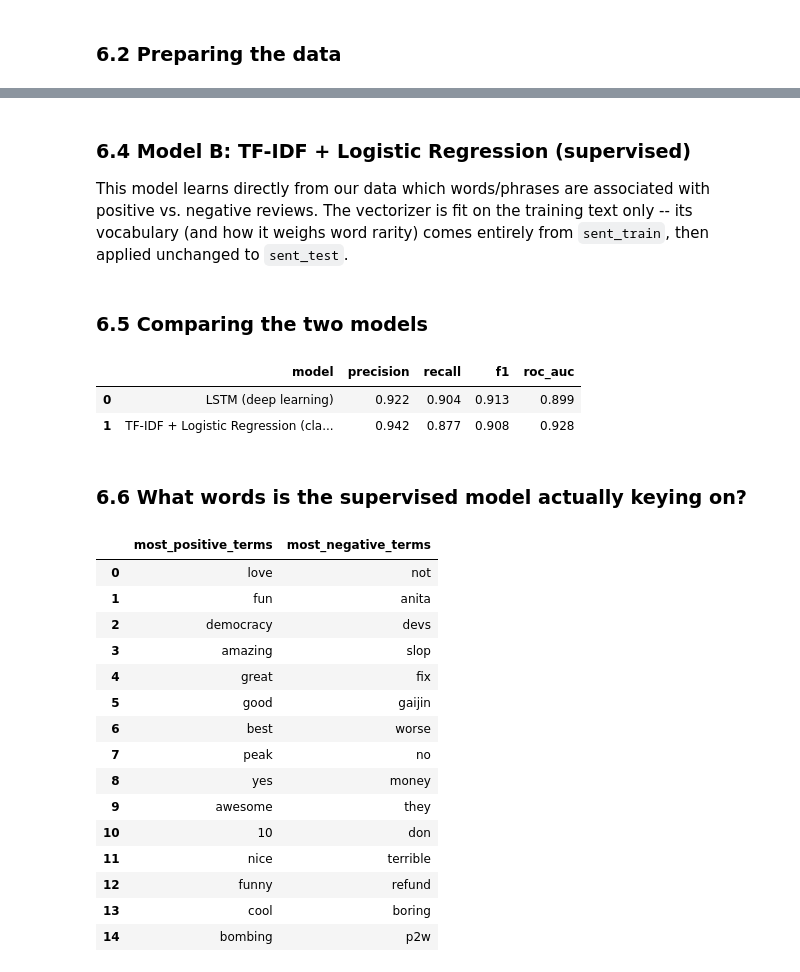
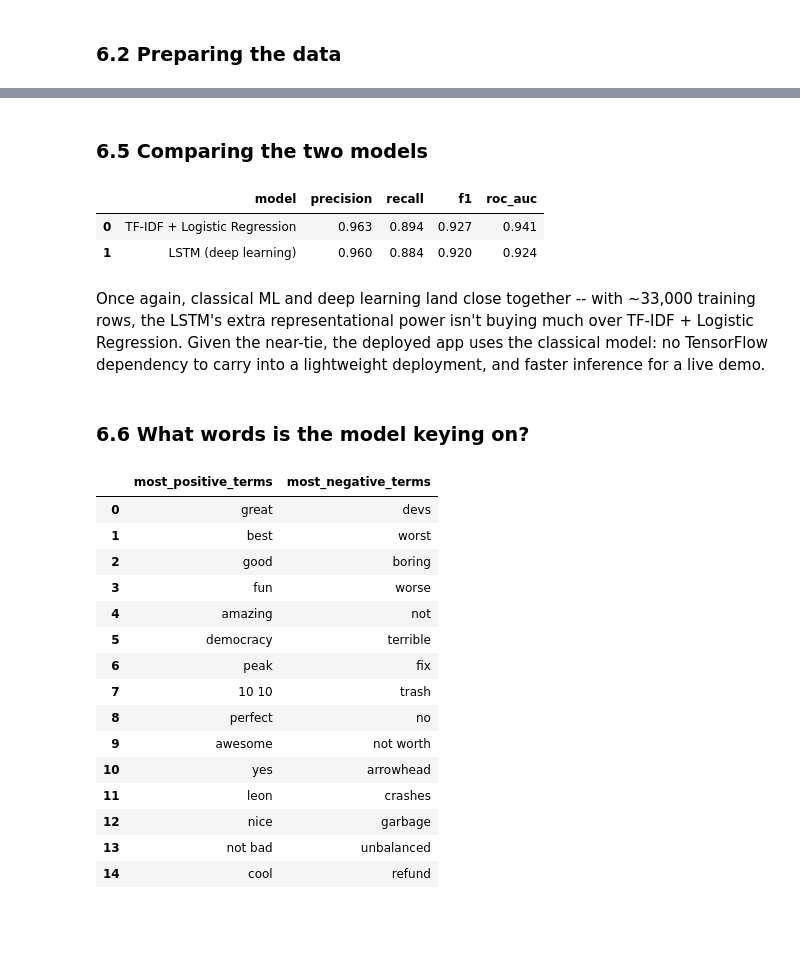
Before and after one commit to brighthikaru/steam-review-filter-and-score, a Jupyter notebook: notebooks/steam_review_filter_and_score.ipynb, the cells around one changed output, grey strips where cells are left out. Drawn from its saved outputs; the diff is of its cells as text; code cells hidden in the pictures; blank space fills up the shorter version.

```diff
--- a/notebooks/steam_review_filter_and_score.ipynb
+++ b/notebooks/steam_review_filter_and_score.ipynb
@@ -540,0 +200,5 @@ Same leakage principle as Section 5: the TF-IDF vocabulary AND the LSTM's `TextV
+# %%
+df["is_low_effort"] = df["is_very_short"] | df["is_low_playtime"] | df["is_duplicate_text"]
+
+print("Low-effort rate, all games combined:", round(df["is_low_effort"].mean(), 3))
+df.groupby("game_name")["is_low_effort"].mean().round(3).sort_values()
@@ -541,14 +372,9 @@ Same leakage principle as Section 5: the TF-IDF vocabulary AND the LSTM's `TextV
 # %% [markdown]
 ### 6.2 Preparing the data
 # %%
-# Reuse the same raw (pre-feature-engineering) data loaded in Section 5.
-# A handful of reviews have empty/missing text (caught by is_very_short
-# in Section 4) -- text-based sentiment models have nothing to work with
-# on those, so we exclude them here rather than let them silently become
-# unpredictable noise in the comparison.
-sentiment_df = df_raw[df_raw["review"].fillna("").str.strip() != ""].copy()
+sentiment_df = df[df["review"].fillna("").str.strip() != ""].copy()
 sentiment_df["label"] = sentiment_df["voted_up"].astype(int)
 
-print("rows with usable text:", sentiment_df.shape[0], "out of", df_raw.shape[0])
+print("rows with usable text:", sentiment_df.shape[0], "out of", df.shape[0])
 print("positive rate:", round(sentiment_df["label"].mean(), 3))
 # %% [output]
@@ -570 +396,13 @@ test:  (4723, 29)   positive rate: 0.775
+# %%
+sent_vectorizer = TfidfVectorizer(max_features=5000, ngram_range=(1, 2), min_df=3)
+Xs_train = sent_vectorizer.fit_transform(sent_train["review"])
+Xs_test = sent_vectorizer.transform(sent_test["review"])
+ys_train = sent_train["label"]
+ys_test = sent_test["label"]
+
+sentiment_lr = LogisticRegression(class_weight="balanced", max_iter=1000, random_state=42)
+sentiment_lr.fit(Xs_train, ys_train)
+
+sentiment_lr_pred = sentiment_lr.predict(Xs_test)
+sentiment_lr_score = sentiment_lr.predict_proba(Xs_test)[:, 1]
 # %% [markdown]
@@ -637,4 +472,0 @@ Epoch 3/10
-# %% [markdown]
-### 6.4 Model B: TF-IDF + Logistic Regression (supervised)
-
-This model learns directly from our data which words/phrases are associated with positive vs. negative reviews. The vectorizer is fit on the training text only -- its vocabulary (and how it weighs word rarity) comes entirely from `sent_train`, then applied unchanged to `sent_test`.
@@ -661,40 +474,42 @@ tfidf_score = tfidf_log_reg.predict_proba(X_test_tfidf)[:, 1]
 ### 6.5 Comparing the two models
 # %%
 sentiment_comparison = pd.DataFrame([
+    evaluate("TF-IDF + Logistic Regression", ys_test, sentiment_lr_pred, sentiment_lr_score),
     evaluate("LSTM (deep learning)", y_sent_test, lstm_pred, lstm_score),
-    evaluate("TF-IDF + Logistic Regression (classical ML)", y_sent_test, tfidf_pred, tfidf_score),
 ])
 sentiment_comparison.round(3)
 # %% [output]
 |  | model | precision | recall | f1 | roc_auc |
-| 0 | LSTM (deep learning) | 0.922 | 0.904 | 0.913 | 0.899 |
-| 1 | TF-IDF + Logistic Regression (cla... | 0.942 | 0.877 | 0.908 | 0.928 |
+| 0 | TF-IDF + Logistic Regression | 0.963 | 0.894 | 0.927 | 0.941 |
+| 1 | LSTM (deep learning) | 0.960 | 0.884 | 0.920 | 0.924 |
+# %% [markdown]
+Once again, classical ML and deep learning land close together -- with ~33,000 training rows, the LSTM's extra representational power isn't buying much over TF-IDF + Logistic Regression. Given the near-tie, the deployed app uses the classical model: no TensorFlow dependency to carry into a lightweight deployment, and faster inference for a live demo.
 # %% [markdown]
-### 6.6 What words is the supervised model actually keying on?
+### 6.6 What words is the model keying on?
 # %%
-feature_names = vectorizer.get_feature_names_out()
-top_positive_idx = tfidf_log_reg.coef_[0].argsort()[-15:][::-1]
-top_negative_idx = tfidf_log_reg.coef_[0].argsort()[:15]
+feature_names = sent_vectorizer.get_feature_names_out()
+top_positive_idx = sentiment_lr.coef_[0].argsort()[-15:][::-1]
+top_negative_idx = sentiment_lr.coef_[0].argsort()[:15]
 
-word_importance = pd.DataFrame({
+sentiment_word_importance = pd.DataFrame({
     "most_positive_terms": feature_names[top_positive_idx],
     "most_negative_terms": feature_names[top_negative_idx],
 })
-word_importance
+sentiment_word_importance
 # %% [output]
 |  | most_positive_terms | most_negative_terms |
-| 0 | love | not |
-| 1 | fun | anita |
-| 2 | democracy | devs |
-| 3 | amazing | slop |
-| 4 | great | fix |
-| 5 | good | gaijin |
-| 6 | best | worse |
-| 7 | peak | no |
-| 8 | yes | money |
-| 9 | awesome | they |
-| 10 | 10 | don |
-| 11 | nice | terrible |
-| 12 | funny | refund |
-| 13 | cool | boring |
-| 14 | bombing | p2w |
+| 0 | great | devs |
+| 1 | best | worst |
+| 2 | good | boring |
+| 3 | fun | worse |
+| 4 | amazing | not |
+| 5 | democracy | terrible |
+| 6 | peak | fix |
+| 7 | 10 10 | trash |
+| 8 | perfect | no |
+| 9 | awesome | not worth |
+| 10 | yes | arrowhead |
+| 11 | leon | crashes |
+| 12 | nice | garbage |
+| 13 | not bad | unbalanced |
+| 14 | cool | refund |
```
Also changed, not shown: parts of 115 cells of this notebook, 22 other files.
